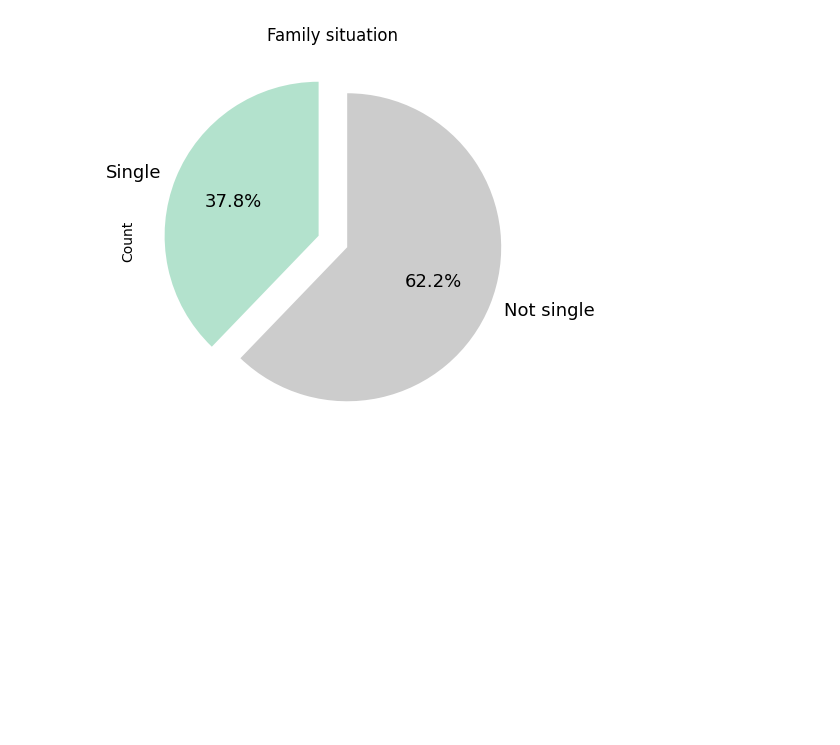
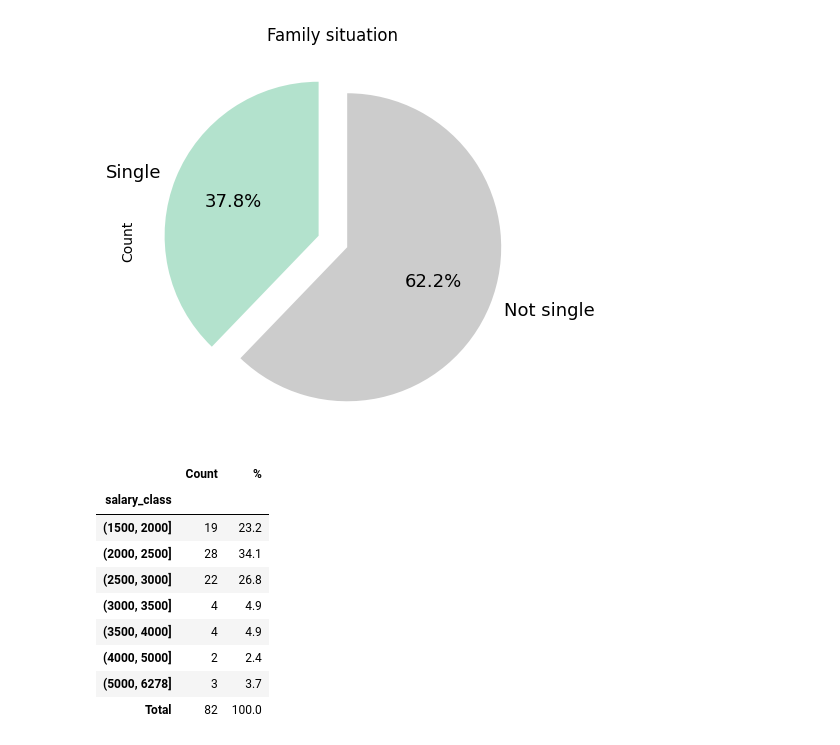
Before and after one commit to jemlau/DataAnalysisProject, a Jupyter notebook: harjotustyöHANNA.ipynb, the cells around one changed output. Saved outputs shown, nothing was run; the diff lists cells and outputs as text; code cells hidden in the pictures; blank space fills up the shorter version.

```diff
--- a/harjotustyöHANNA.ipynb
+++ b/harjotustyöHANNA.ipynb
@@ -41,0 +48,19 @@ df_family_filtered['Count'].plot.pie(**kwargs)
+# %%
+df_salary = pd.crosstab(df['salary_class'], 'Count')
+df_salary.columns.name = ''
+n = df_salary['Count'].sum()
+df_salary['%'] = df_salary / n * 100
+df_salary.loc['Total'] = df_salary[['Count', '%']].sum()
+df_salary['Count'] = df_salary['Count'].astype(int)
+df_salary.round(decimals=1)
+# %% [output]
+|  | Count | % |
+| salary_class |  |  |
+| (1500, 2000] | 19 | 23.2 |
+| (2000, 2500] | 28 | 34.1 |
+| (2500, 3000] | 22 | 26.8 |
+| (3000, 3500] | 4 | 4.9 |
+| (3500, 4000] | 4 | 4.9 |
+| (4000, 5000] | 2 | 2.4 |
+| (5000, 6278] | 3 | 3.7 |
+| Total | 82 | 100.0 |
```
Also changed, not shown: parts of 2 cells of this notebook.
